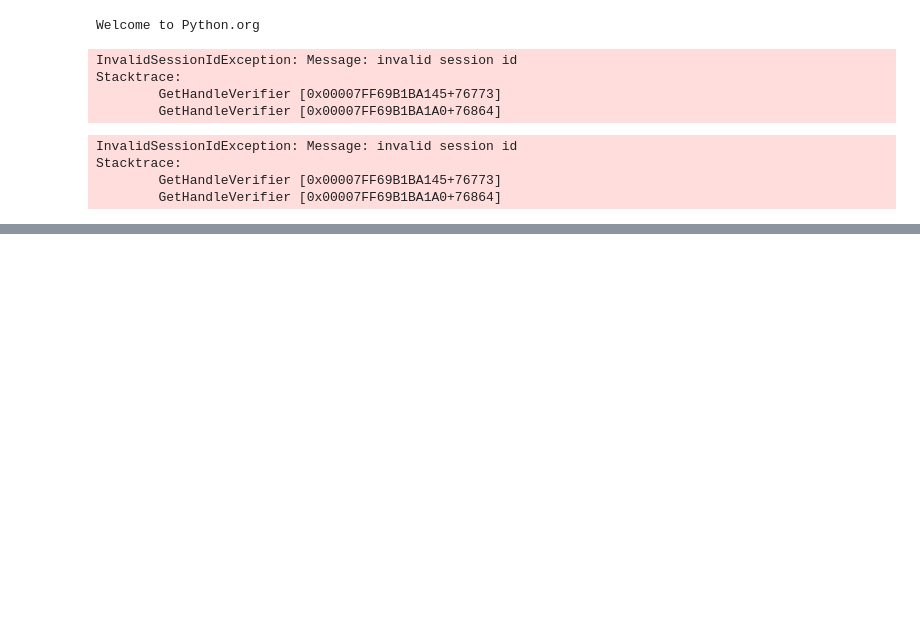
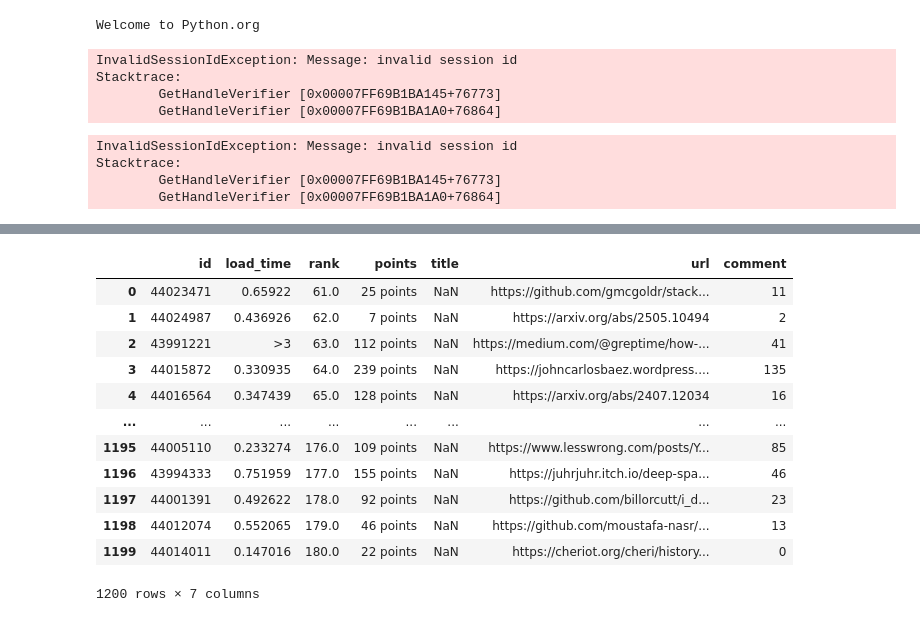
Before and after one commit to eartzhi/lessons, a Jupyter notebook: de_05/de_05.ipynb, the cells around one changed output, grey strips where cells are left out. Drawn from its saved outputs; the diff is of its cells as text; code cells hidden in the pictures; blank space fills up the shorter version.

```diff
--- a/de_05/de_05.ipynb
+++ b/de_05/de_05.ipynb
@@ -477,0 +686,24 @@ driver.back()
+# %%
+import pandas as pd
+
+articles_data = pd.read_csv(
+    './parse/articles_info_new.csv',
+    names=["id", "load_time", "rank", "points", "title", "url", 'comment'],
+    encoding='cp1252'
+)
+
+articles_data
+# %% [output]
+|  | id | load_time | rank | points | title | url | comment |
+| 0 | 44023471 | 0.65922 | 61.0 | 25 points | NaN | https://github.com/gmcgoldr/stack... | 11 |
+| 1 | 44024987 | 0.436926 | 62.0 | 7 points | NaN | https://arxiv.org/abs/2505.10494 | 2 |
+| 2 | 43991221 | >3 | 63.0 | 112 points | NaN | https://medium.com/@greptime/how-... | 41 |
+| 3 | 44015872 | 0.330935 | 64.0 | 239 points | NaN | https://johncarlosbaez.wordpress.... | 135 |
+| 4 | 44016564 | 0.347439 | 65.0 | 128 points | NaN | https://arxiv.org/abs/2407.12034 | 16 |
+| ... | ... | ... | ... | ... | ... | ... | ... |
+| 1195 | 44005110 | 0.233274 | 176.0 | 109 points | NaN | https://www.lesswrong.com/posts/Y... | 85 |
+| 1196 | 43994333 | 0.751959 | 177.0 | 155 points | NaN | https://juhrjuhr.itch.io/deep-spa... | 46 |
+| 1197 | 44001391 | 0.492622 | 178.0 | 92 points | NaN | https://github.com/billorcutt/i_d... | 23 |
+| 1198 | 44012074 | 0.552065 | 179.0 | 46 points | NaN | https://github.com/moustafa-nasr/... | 13 |
+| 1199 | 44014011 | 0.147016 | 180.0 | 22 points | NaN | https://cheriot.org/cheri/history... | 0 |
+1200 rows × 7 columns
```
Also changed, not shown: parts of 11 cells of this notebook, 5 other files.
